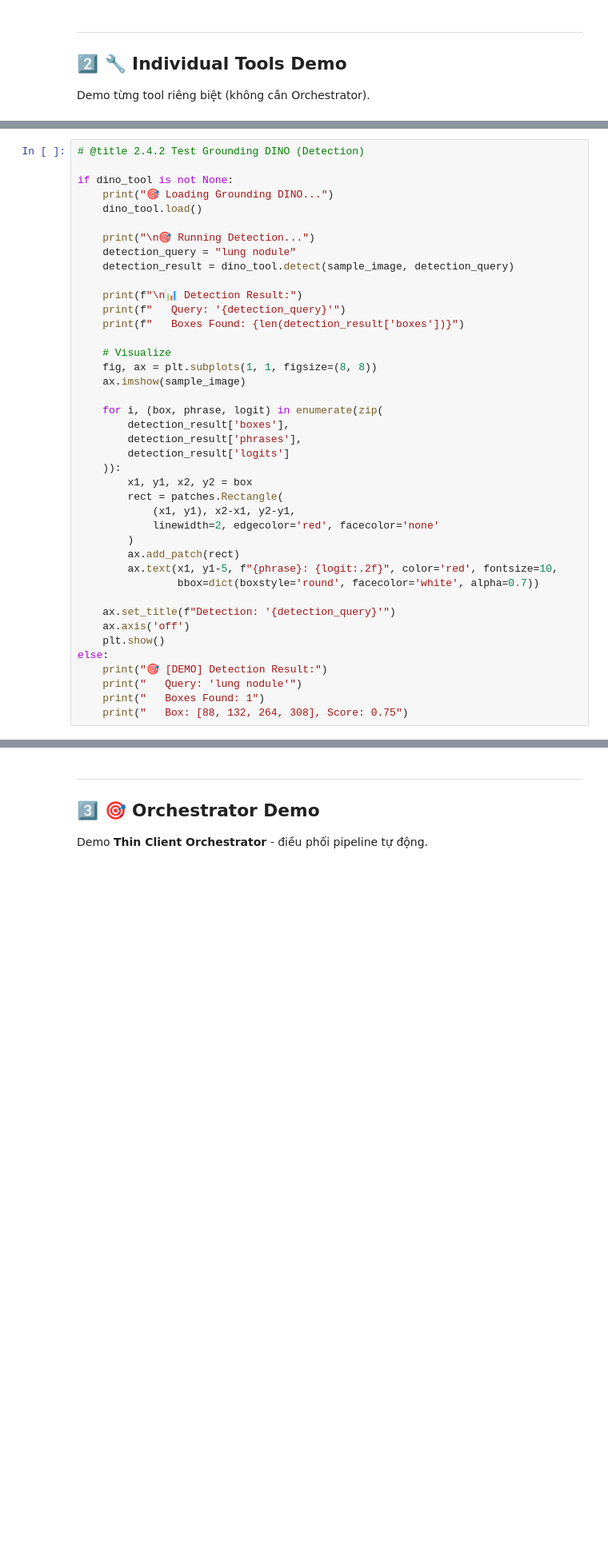
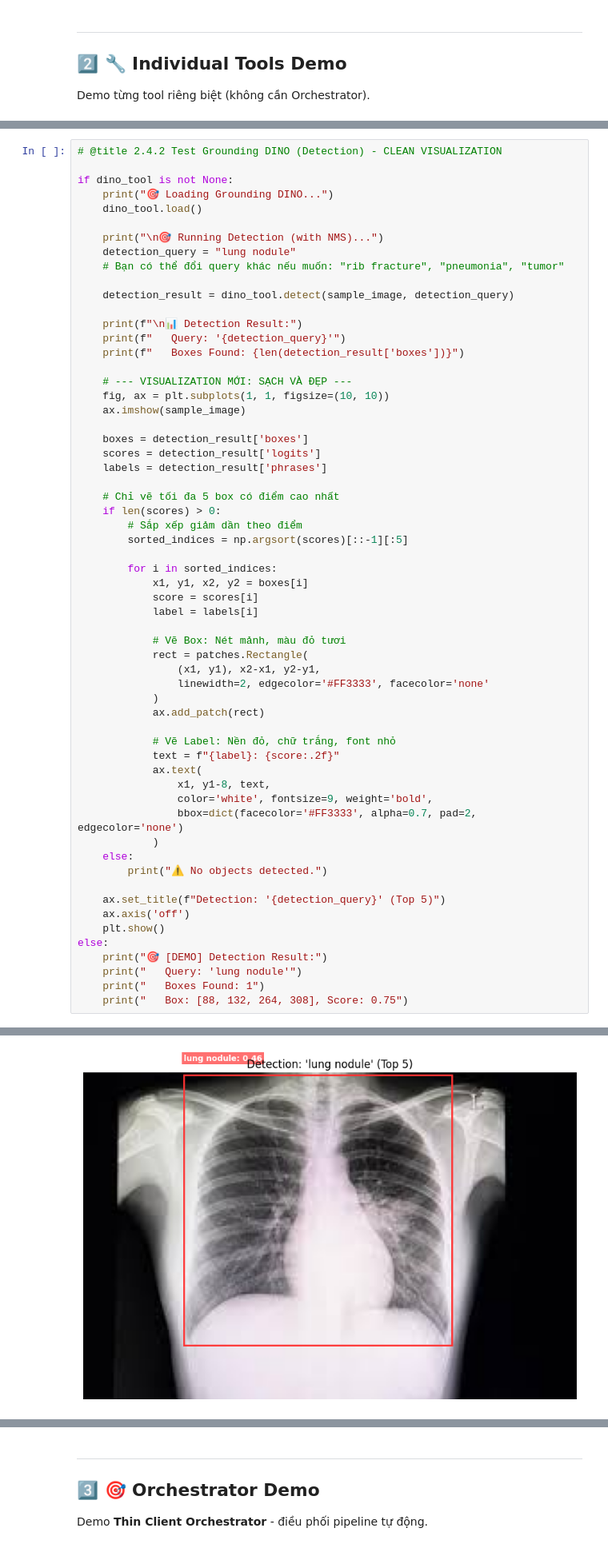
Before and after one commit to ngnam1104/TriMedAgent, a Jupyter notebook: demo_trimedagent_colab.ipynb, the cells around one changed output, grey strips where cells are left out. Shown at 80% size. Drawn from its saved outputs; the diff is of its cells as text; blank space fills up the shorter version.

```diff
--- a/demo_trimedagent_colab.ipynb
+++ b/demo_trimedagent_colab.ipynb
@@ -437,37 +621,56 @@ else:
 # %%
-# @title 2.4.2 Test Grounding DINO (Detection)
+# @title 2.4.2 Test Grounding DINO (Detection) - CLEAN VISUALIZATION
 
 if dino_tool is not None:
     print("🎯 Loading Grounding DINO...")
     dino_tool.load()
 
-    print("\n🎯 Running Detection...")
+    print("\n🎯 Running Detection (with NMS)...")
     detection_query = "lung nodule"
+    # Bạn có thể đổi query khác nếu muốn: "rib fracture", "pneumonia", "tumor"
+
     detection_result = dino_tool.detect(sample_image, detection_query)
 
     print(f"\n📊 Detection Result:")
     print(f"   Query: '{detection_query}'")
     print(f"   Boxes Found: {len(detection_result['boxes'])}")
 
-    # Visualize
-    fig, ax = plt.subplots(1, 1, figsize=(8, 8))
+    # --- VISUALIZATION MỚI: SẠCH VÀ ĐẸP ---
+    fig, ax = plt.subplots(1, 1, figsize=(10, 10))
     ax.imshow(sample_image)
 
-    for i, (box, phrase, logit) in enumerate(zip(
-        detection_result['boxes'],
-        detection_result['phrases'],
-        detection_result['logits']
-    )):
-        x1, y1, x2, y2 = box
-        rect = patches.Rectangle(
-            (x1, y1), x2-x1, y2-y1,
-            linewidth=2, edgecolor='red', facecolor='none'
-        )
-        ax.add_patch(rect)
-        ax.text(x1, y1-5, f"{phrase}: {logit:.2f}", color='red', fontsize=10,
-                bbox=dict(boxstyle='round', facecolor='white', alpha=0.7))
+    boxes = detection_result['boxes']
+    scores = detection_result['logits']
+    labels = detection_result['phrases']
 
-    ax.set_title(f"Detection: '{detection_query}'")
+    # Chỉ vẽ tối đa 5 box có điểm cao nhất
+    if len(scores) > 0:
+        # Sắp xếp giảm dần theo điểm
+        sorted_indices = np.argsort(scores)[::-1][:5]
+
+        for i in sorted_indices:
+            x1, y1, x2, y2 = boxes[i]
+            score = scores[i]
+            label = labels[i]
+
+            # Vẽ Box: Nét mảnh, màu đỏ tươi
+            rect = patches.Rectangle(
+                (x1, y1), x2-x1, y2-y1,
+                linewidth=2, edgecolor='#FF3333', facecolor='none'
+            )
+            ax.add_patch(rect)
+
+            # Vẽ Label: Nền đỏ, chữ trắng, font nhỏ
+            text = f"{label}: {score:.2f}"
+            ax.text(
+                x1, y1-8, text,
+                color='white', fontsize=9, weight='bold',
+                bbox=dict(facecolor='#FF3333', alpha=0.7, pad=2, edgecolor='none')
+            )
+    else:
+        print("⚠️ No objects detected.")
+
+    ax.set_title(f"Detection: '{detection_query}' (Top 5)")
     ax.axis('off')
     plt.show()
 else:
@@ -475,3 +678,4 @@ else:
     print("   Query: 'lung nodule'")
     print("   Boxes Found: 1")
     print("   Box: [88, 132, 264, 308], Score: 0.75")
+# %% [output]
@@ -477,0 +691 @@ else:
+[figure, added]
```
Also changed, not shown: parts of 25 cells of this notebook, 5 other files.
